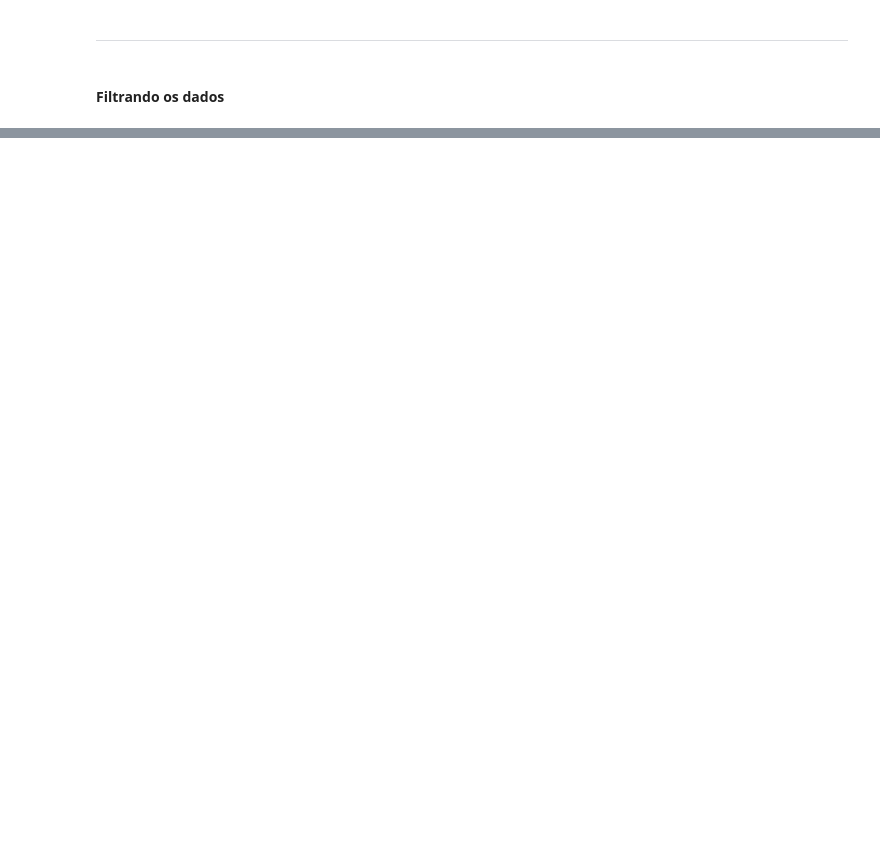
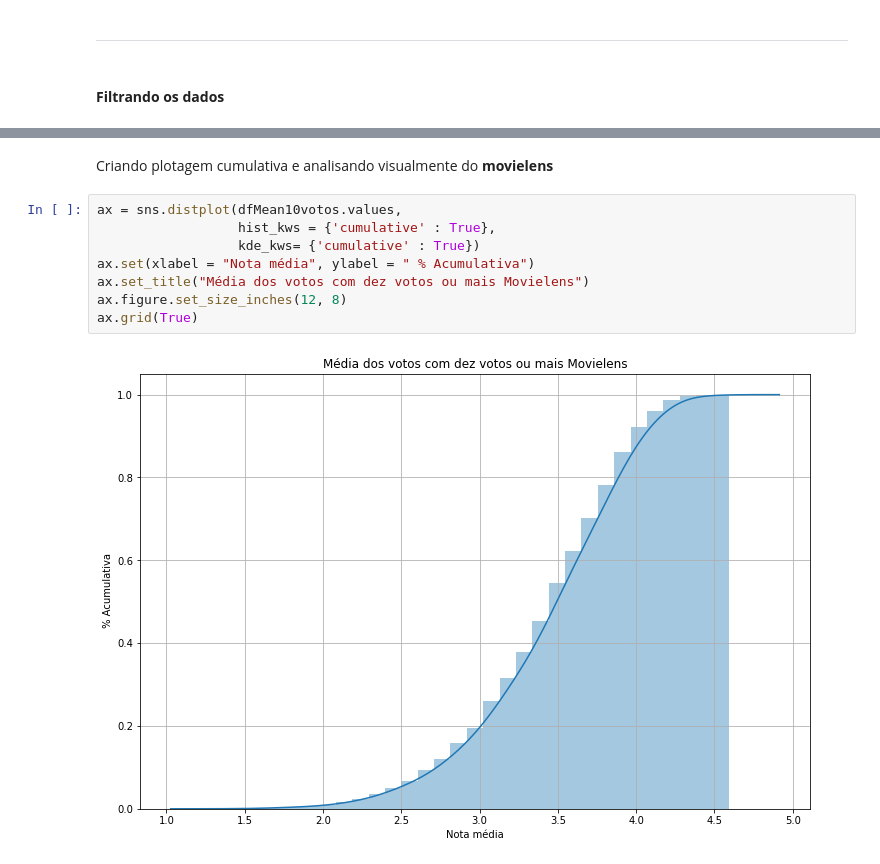
Before and after one commit to Marcus-Bernard0/data_science_alura, a Jupyter notebook: 11 - Testes estatísticos/Projeto.ipynb, the cells around one changed output, grey strips where cells are left out. Cells and saved outputs as stored; diff of their text form; blank space fills up the shorter version.

```diff
--- a/11 - Testes estatísticos/Projeto.ipynb
+++ b/11 - Testes estatísticos/Projeto.ipynb
@@ -124,0 +192,12 @@ Text(0.5, 1.0, 'Média dos votos filmes com dez ou mais votos')
+# %% [markdown]
+Criando plotagem cumulativa e analisando visualmente do __movielens__
+# %%
+ax = sns.distplot(dfMean10votos.values,
+                  hist_kws = {'cumulative' : True},
+                  kde_kws= {'cumulative' : True})
+ax.set(xlabel = "Nota média", ylabel = " % Acumulativa")
+ax.set_title("Média dos votos com dez votos ou mais Movielens")
+ax.figure.set_size_inches(12, 8)
+ax.grid(True)
+# %% [output]
+[figure, added]
```
Also changed, not shown: parts of 17 cells of this notebook.
